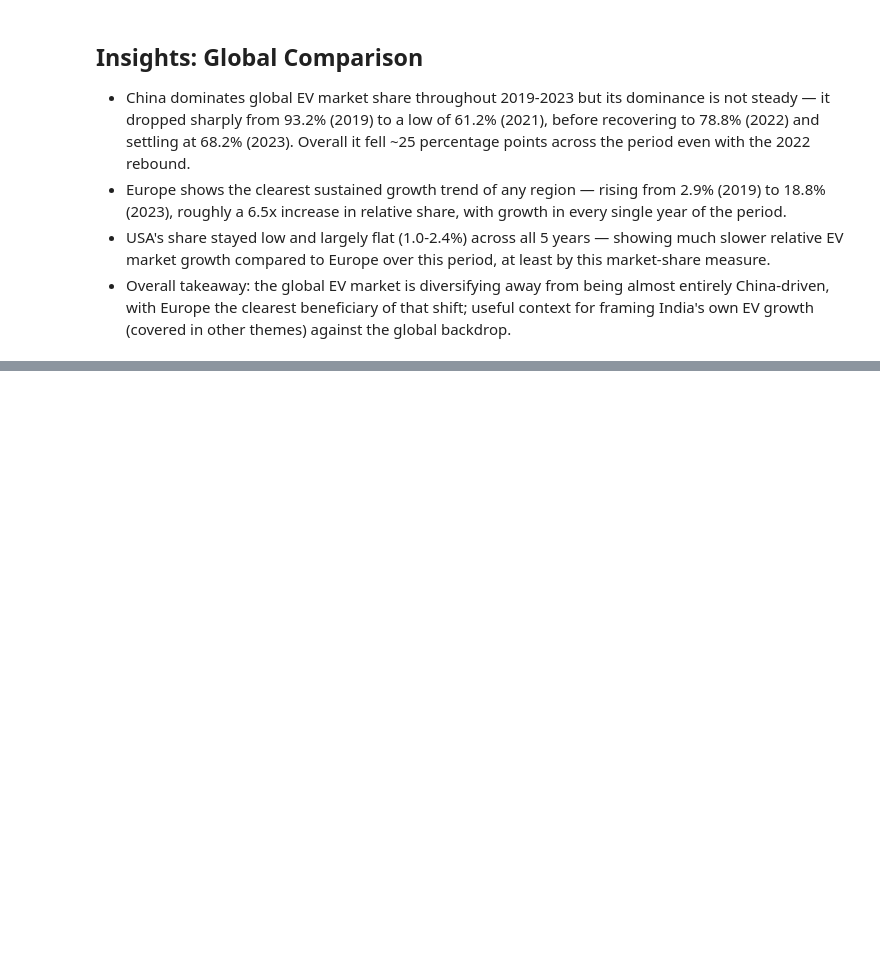
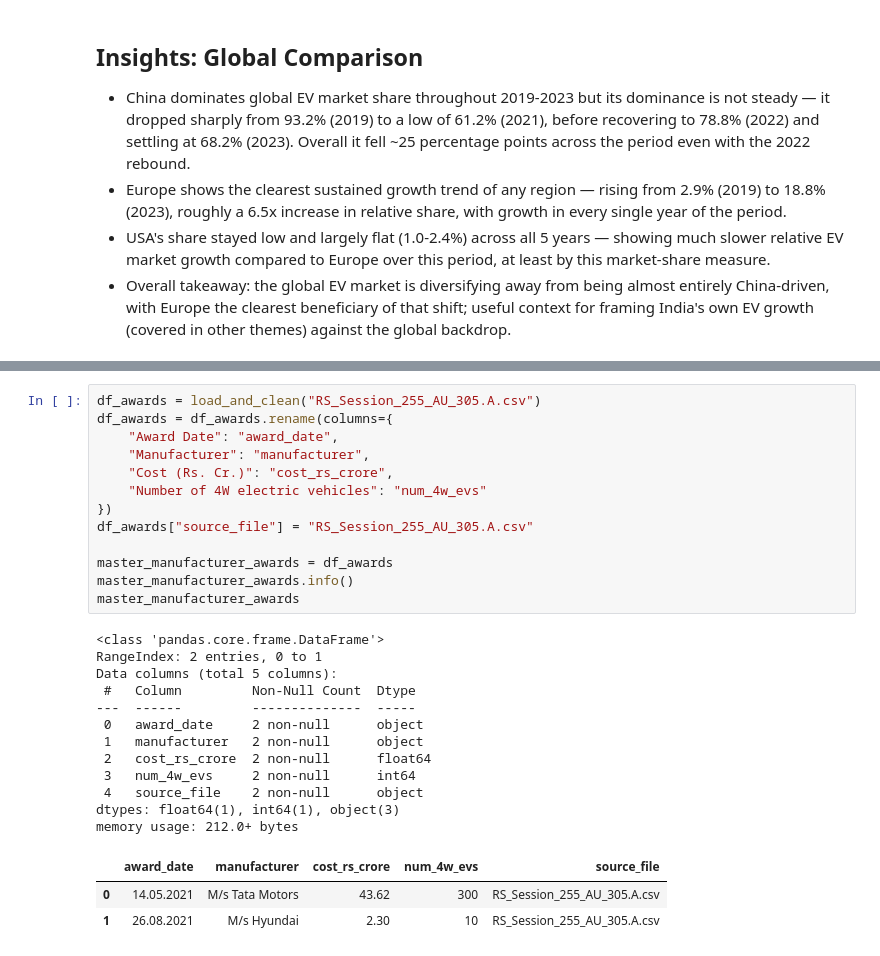
Before and after one commit to RitikaSen27/Automobile-sales-and-EV-adoption-trends, a Jupyter notebook: ev_cleaning.ipynb, the cells around one changed output, grey strips where cells are left out. Cells and saved outputs as stored; diff of their text form; blank space fills up the shorter version.

```diff
--- a/ev_cleaning.ipynb
+++ b/ev_cleaning.ipynb
@@ -1393,0 +1408,29 @@ memory usage: 772.0+ bytes
+# %%
+df_awards = load_and_clean("RS_Session_255_AU_305.A.csv")
+df_awards = df_awards.rename(columns={
+    "Award Date": "award_date",
+    "Manufacturer": "manufacturer",
+    "Cost (Rs. Cr.)": "cost_rs_crore",
+    "Number of 4W electric vehicles": "num_4w_evs"
+})
+df_awards["source_file"] = "RS_Session_255_AU_305.A.csv"
+
+master_manufacturer_awards = df_awards
+master_manufacturer_awards.info()
+master_manufacturer_awards
+# %% [output]
+<class 'pandas.core.frame.DataFrame'>
+RangeIndex: 2 entries, 0 to 1
+Data columns (total 5 columns):
+ #   Column         Non-Null Count  Dtype
+---  ------         --------------  -----
+ 0   award_date     2 non-null      object
+ 1   manufacturer   2 non-null      object
+ 2   cost_rs_crore  2 non-null      float64
+ 3   num_4w_evs     2 non-null      int64
+ 4   source_file    2 non-null      object
+dtypes: float64(1), int64(1), object(3)
+memory usage: 212.0+ bytes
+|  | award_date | manufacturer | cost_rs_crore | num_4w_evs | source_file |
+| 0 | 14.05.2021 | M/s Tata Motors | 43.62 | 300 | RS_Session_255_AU_305.A.csv |
+| 1 | 26.08.2021 | M/s Hyundai | 2.30 | 10 | RS_Session_255_AU_305.A.csv |
```
Also changed, not shown: parts of 3 cells of this notebook.
